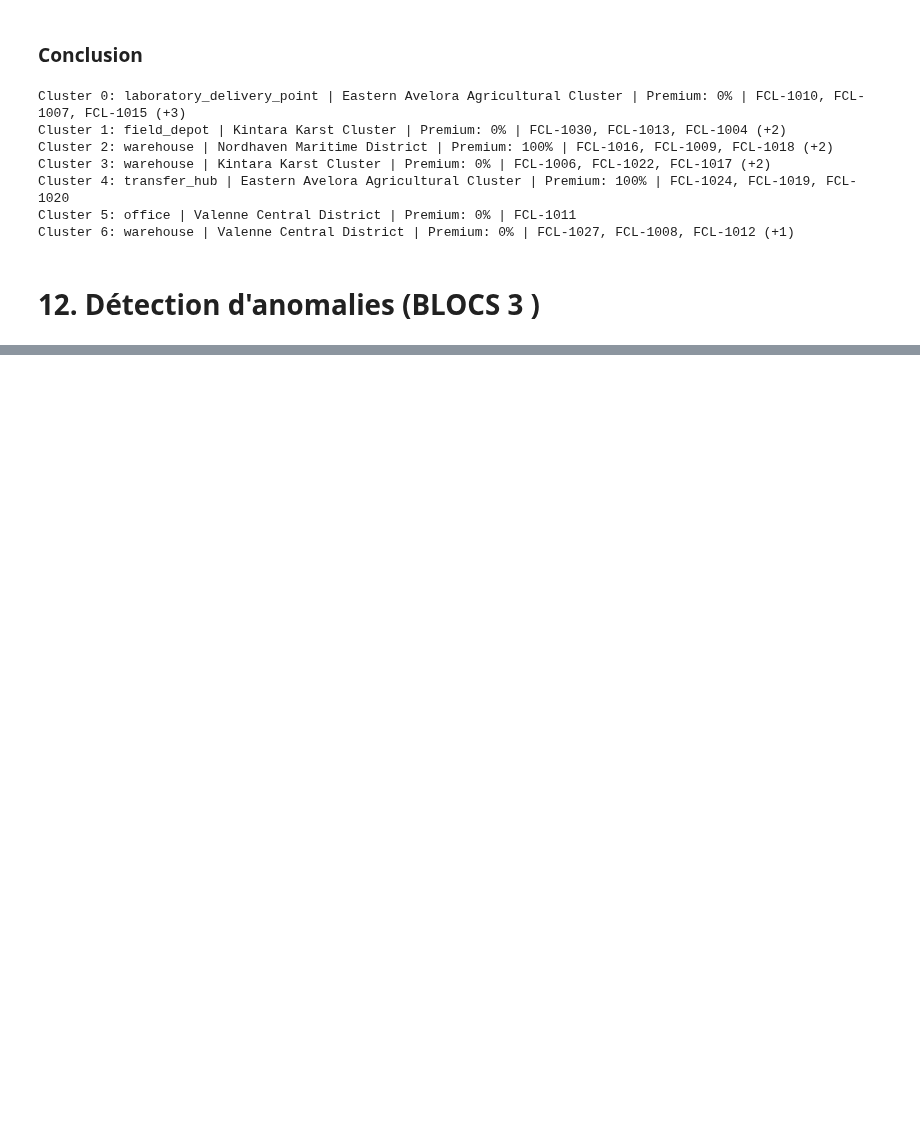
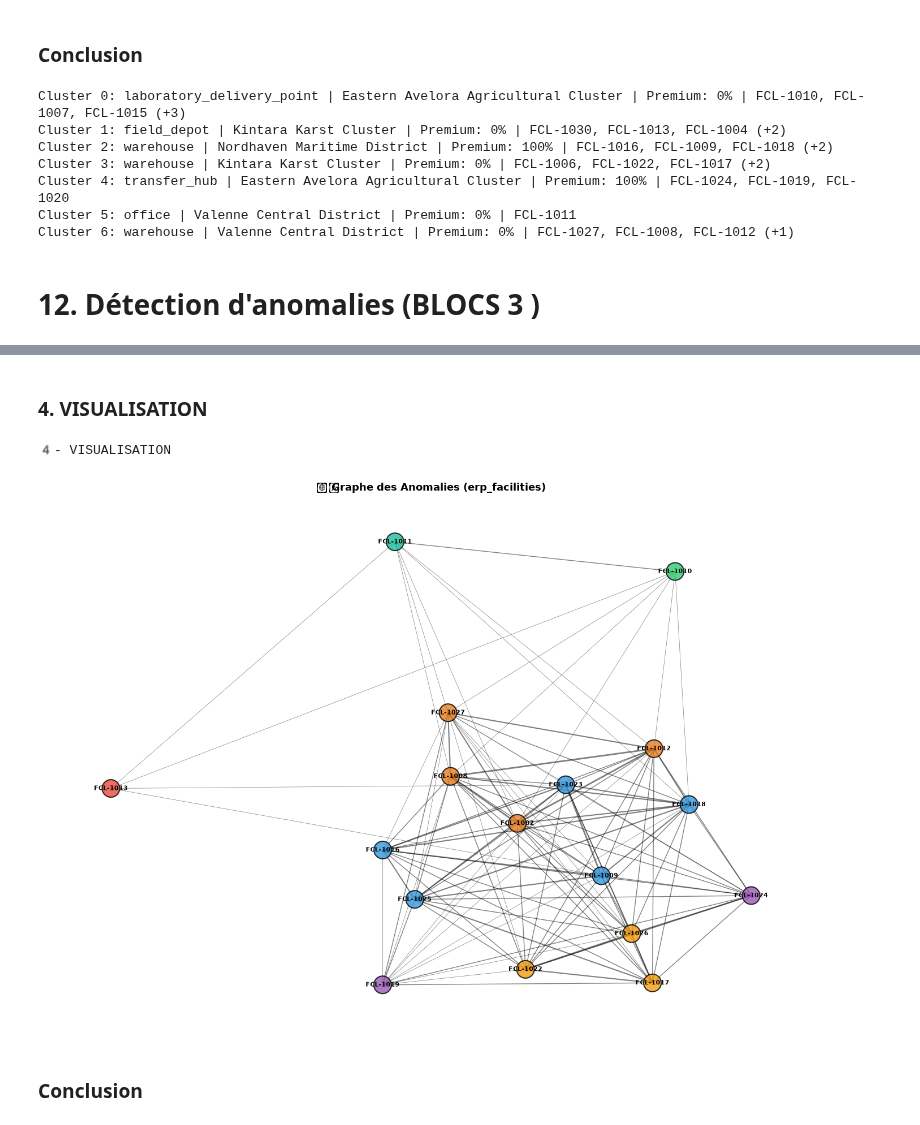
Before and after one commit to HananeDjouadi/G05-DataMining-2627, a Jupyter notebook: data/logistics/erp_facilities.ipynb, the cells around one changed output, grey strips where cells are left out. Cells and saved outputs as stored; diff of their text form; code cells hidden in the pictures; blank space fills up the shorter version.

```diff
--- a/data/logistics/erp_facilities.ipynb
+++ b/data/logistics/erp_facilities.ipynb
@@ -1044,0 +1278,20 @@ Cluster 6: warehouse | Valenne Central District | Premium: 0% | FCL-1027, FCL-10
+# %%
+# Tableau résumé
+summary = pd.DataFrame({
+    'Anomaly Type': ['Isolation Forest', 'Contextual', 'TOTAL'],
+    'Count': [3, 14, 17],
+    'Percentage': ['10%', '48%', '59%'],
+    'Severity': ['Medium', 'High', 'Mixed']
+})
+
+print(summary.to_string(index=False))
+
+# ISOLATION FOREST (3 anomalies)
+print("\n 1️- ISOLATION FOREST (3 anomalies) - Outliers Statistiques\n")
+
+iso_anomalies = df_analysis[df_analysis['iso_anomaly'] == 1]
+for idx, row in iso_anomalies.iterrows():
+    print(f"    {row['facility_code']}: {row['facility_name']}")
+    print(f"      Category: {row['facility_category']} | Region: {row['region']} | Cluster: {row['cluster']}")
+    print(f"      Issue: Rare combination de features (statistiquement distant)")
+    print()
@@ -1044,0 +1537,37 @@ Cluster 6: warehouse | Valenne Central District | Premium: 0% | FCL-1027, FCL-10
+# %% [markdown]
+### 4. VISUALISATION
+# %%
+print("4️- VISUALISATION\n")
+
+if len(G) > 0:
+    fig, ax = plt.subplots(figsize=(14, 10))
+
+    # Layout
+    pos = nx.spring_layout(G, k=2, iterations=50, seed=42)
+
+    # Nodes colorés par cluster
+    clusters = [G.nodes[node]['cluster'] for node in G.nodes()]
+    colors = ['#2ecc71', '#e74c3c', '#3498db', '#f39c12', '#9b59b6', '#1abc9c', '#e67e22']
+    node_colors = [colors[c % len(colors)] for c in clusters]
+
+    # Draw
+    nx.draw_networkx_nodes(G, pos, node_color=node_colors, node_size=500, ax=ax, alpha=0.8, edgecolors='black', linewidths=1.5)
+
+    # Edges avec épaisseur = weight
+    edges = G.edges()
+    weights = [G[u][v]['weight'] for u, v in edges]
+    nx.draw_networkx_edges(G, pos, width=[w*0.5 for w in weights], alpha=0.5, ax=ax)
+
+    # Labels
+    nx.draw_networkx_labels(G, pos, font_size=8, font_weight='bold', ax=ax)
+
+    ax.set_title('🕸️ Graphe des Anomalies (erp_facilities)', fontsize=13, fontweight='bold')
+    ax.axis('off')
+
+    plt.tight_layout()
+    plt.show()
+# %% [output]
+4️- VISUALISATION
+[figure, added]
+# %% [markdown]
+### Conclusion
```
Also changed, not shown: parts of 32 cells of this notebook.
